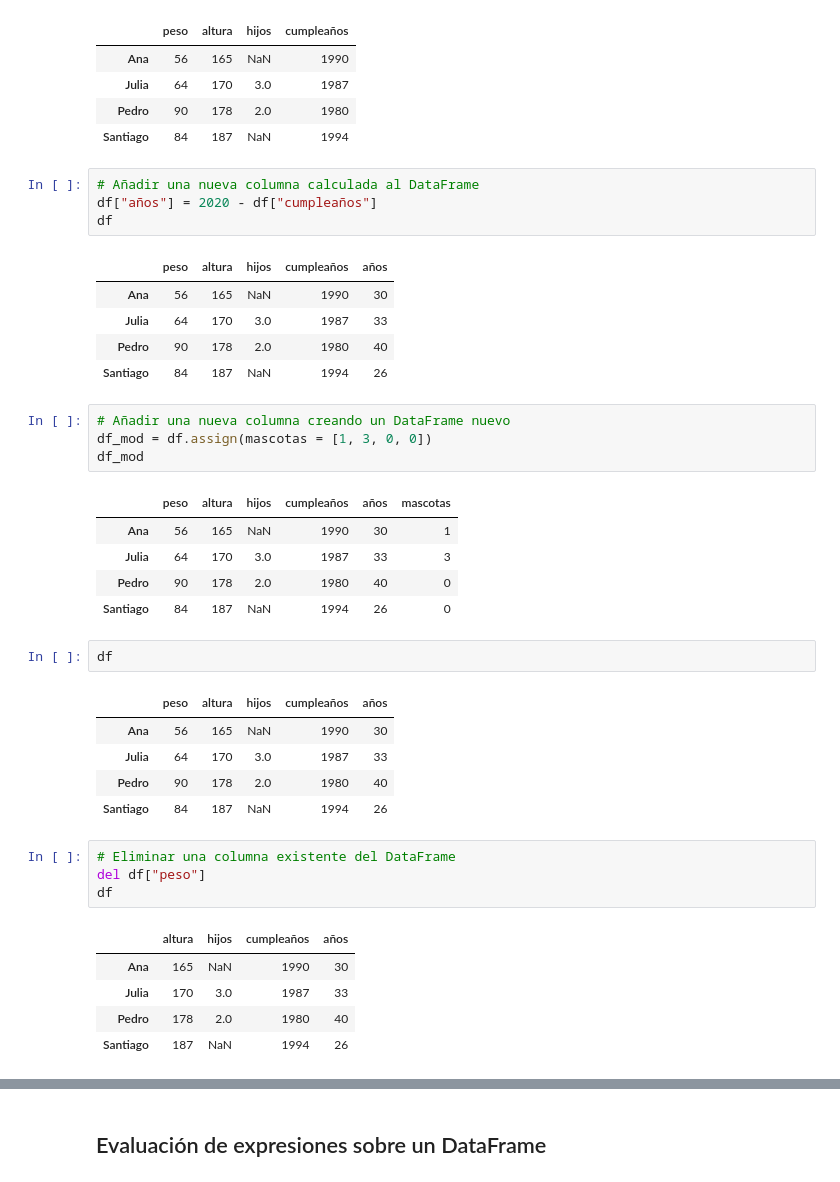
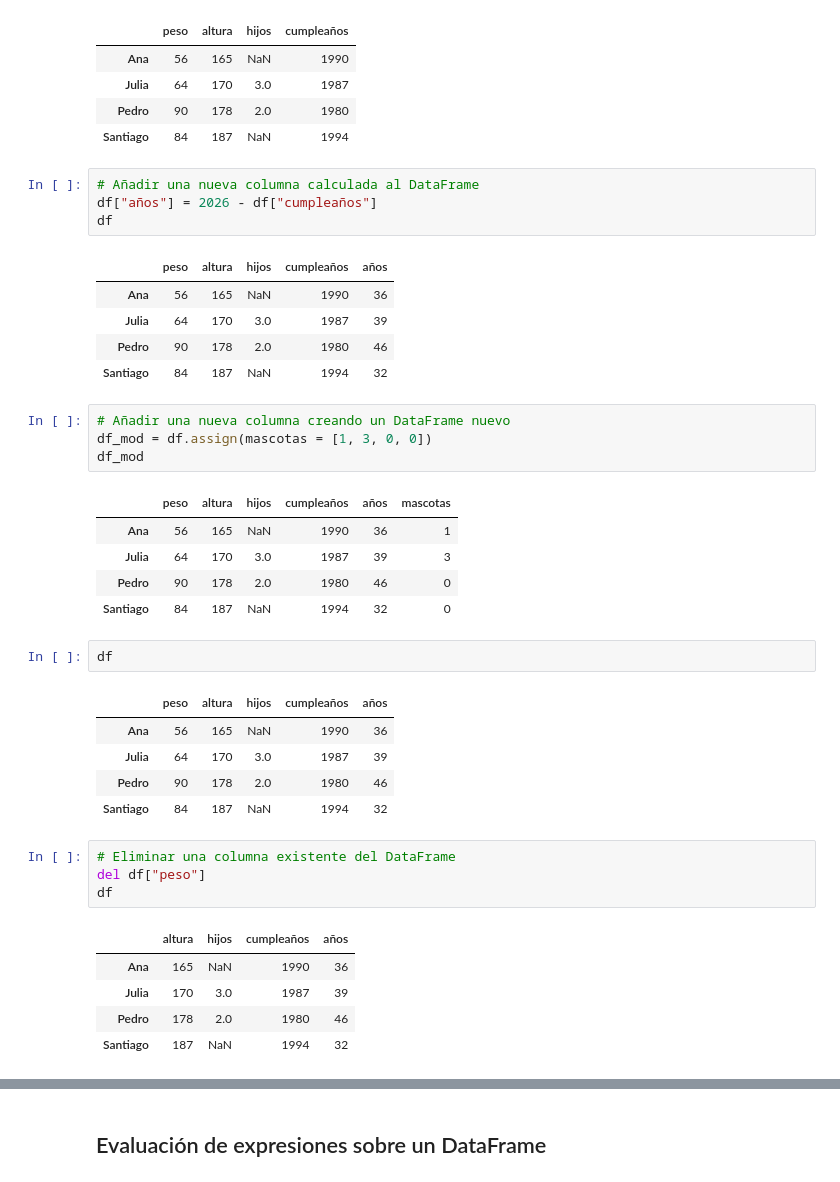
Before and after one commit to wecepedaa/Udemy_ML_Casos, a Jupyter notebook: 2_Introducción a Pandas.ipynb, the cells around one changed output, grey strips where cells are left out. Drawn from its saved outputs; the diff is of its cells as text.

```diff
--- a/2_Introducción a Pandas.ipynb
+++ b/2_Introducción a Pandas.ipynb
@@ -402,42 +402,42 @@ df
 | Santiago | 84 | 187 | NaN | 1994 |
 # %%
 # Añadir una nueva columna calculada al DataFrame
-df["años"] = 2020 - df["cumpleaños"]
+df["años"] = 2026 - df["cumpleaños"]
 df
 # %% [output]
 |  | peso | altura | hijos | cumpleaños | años |
-| Ana | 56 | 165 | NaN | 1990 | 30 |
-| Julia | 64 | 170 | 3.0 | 1987 | 33 |
-| Pedro | 90 | 178 | 2.0 | 1980 | 40 |
-| Santiago | 84 | 187 | NaN | 1994 | 26 |
+| Ana | 56 | 165 | NaN | 1990 | 36 |
+| Julia | 64 | 170 | 3.0 | 1987 | 39 |
+| Pedro | 90 | 178 | 2.0 | 1980 | 46 |
+| Santiago | 84 | 187 | NaN | 1994 | 32 |
 # %%
 # Añadir una nueva columna creando un DataFrame nuevo
 df_mod = df.assign(mascotas = [1, 3, 0, 0])
 df_mod
 # %% [output]
 |  | peso | altura | hijos | cumpleaños | años | mascotas |
-| Ana | 56 | 165 | NaN | 1990 | 30 | 1 |
-| Julia | 64 | 170 | 3.0 | 1987 | 33 | 3 |
-| Pedro | 90 | 178 | 2.0 | 1980 | 40 | 0 |
-| Santiago | 84 | 187 | NaN | 1994 | 26 | 0 |
+| Ana | 56 | 165 | NaN | 1990 | 36 | 1 |
+| Julia | 64 | 170 | 3.0 | 1987 | 39 | 3 |
+| Pedro | 90 | 178 | 2.0 | 1980 | 46 | 0 |
+| Santiago | 84 | 187 | NaN | 1994 | 32 | 0 |
 # %%
 df
 # %% [output]
 |  | peso | altura | hijos | cumpleaños | años |
-| Ana | 56 | 165 | NaN | 1990 | 30 |
-| Julia | 64 | 170 | 3.0 | 1987 | 33 |
-| Pedro | 90 | 178 | 2.0 | 1980 | 40 |
-| Santiago | 84 | 187 | NaN | 1994 | 26 |
+| Ana | 56 | 165 | NaN | 1990 | 36 |
+| Julia | 64 | 170 | 3.0 | 1987 | 39 |
+| Pedro | 90 | 178 | 2.0 | 1980 | 46 |
+| Santiago | 84 | 187 | NaN | 1994 | 32 |
 # %%
 # Eliminar una columna existente del DataFrame
 del df["peso"]
 df
 # %% [output]
 |  | altura | hijos | cumpleaños | años |
-| Ana | 165 | NaN | 1990 | 30 |
-| Julia | 170 | 3.0 | 1987 | 33 |
-| Pedro | 178 | 2.0 | 1980 | 40 |
-| Santiago | 187 | NaN | 1994 | 26 |
+| Ana | 165 | NaN | 1990 | 36 |
+| Julia | 170 | 3.0 | 1987 | 39 |
+| Pedro | 178 | 2.0 | 1980 | 46 |
+| Santiago | 187 | NaN | 1994 | 32 |
 # %%
 # Eliminar una columna existente devolviendo una copia del DataFrame resultante
 df_mod = df.drop(["hijos"], axis=1)
```
Also changed, not shown: parts of 3 cells of this notebook, 3 other files.
